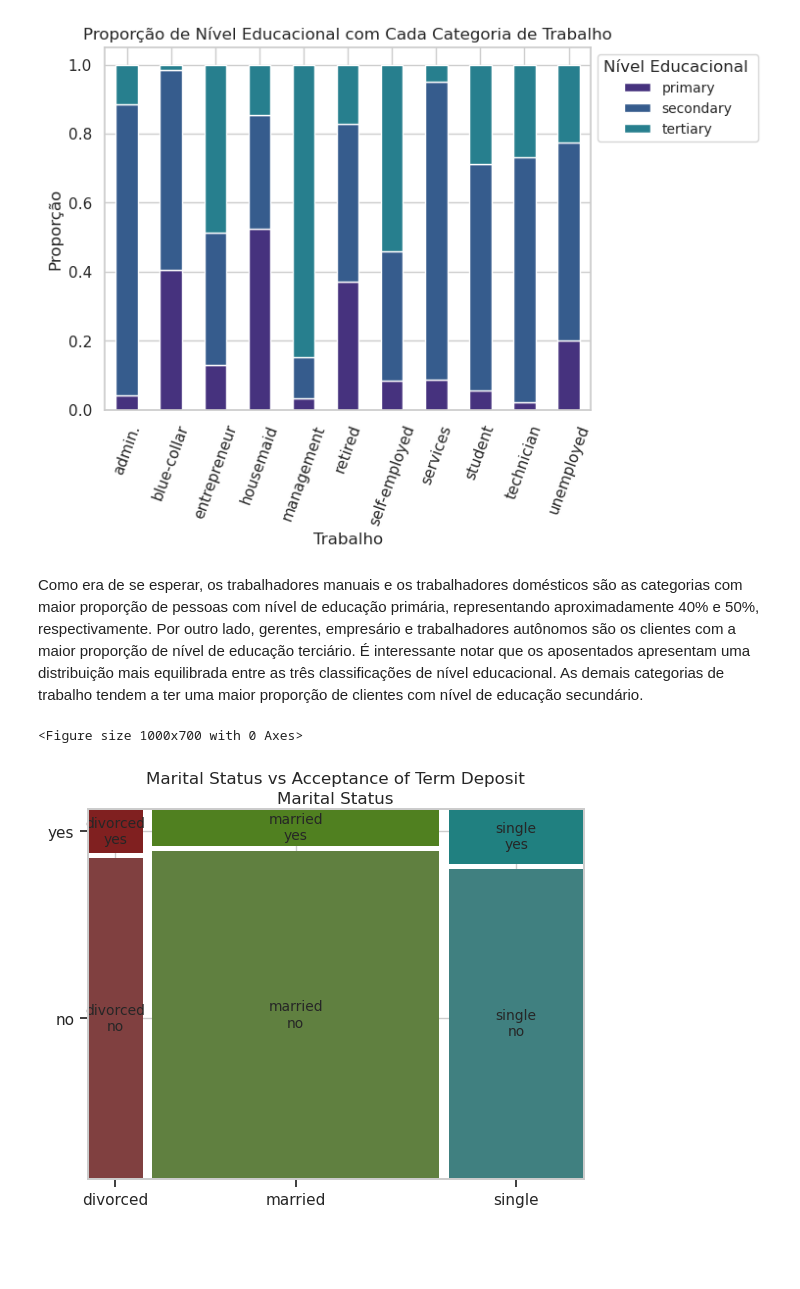
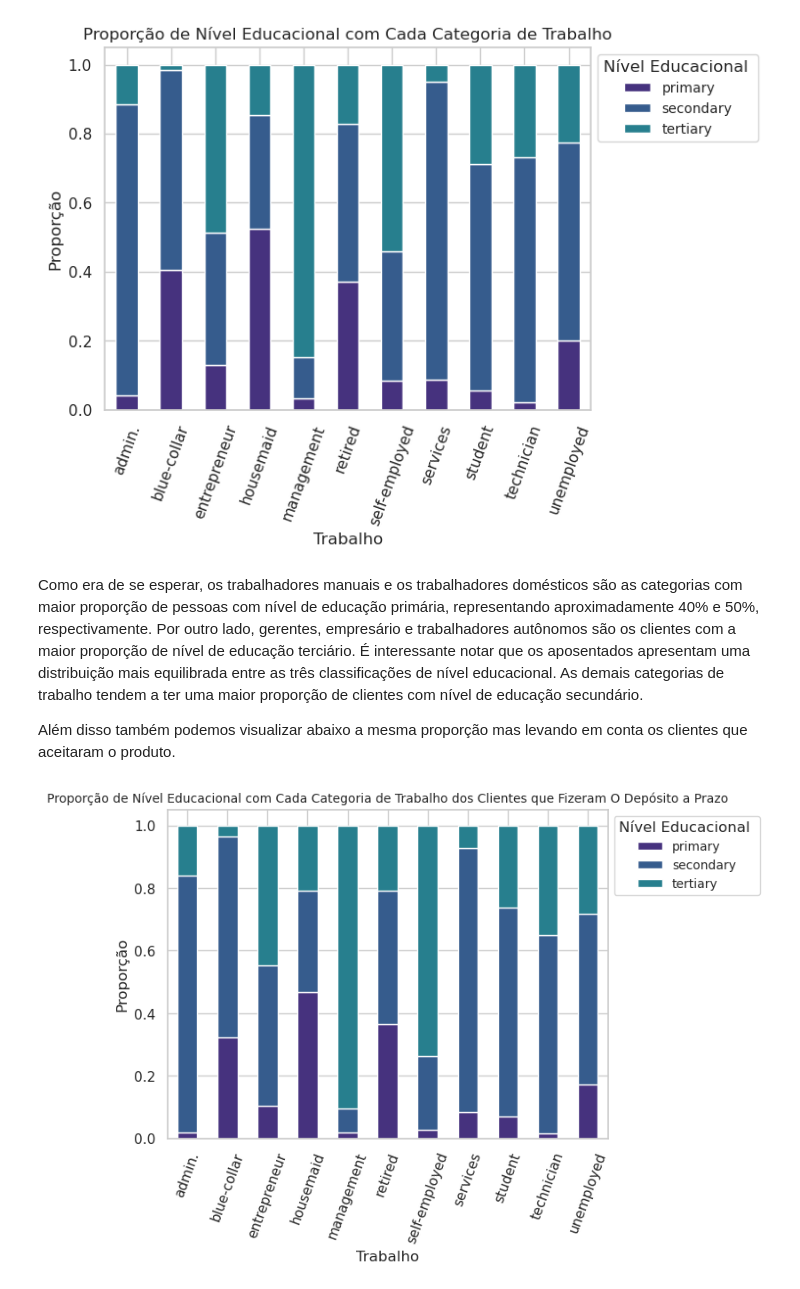
Before and after one commit to gabrieldadcarvalho/machine_learning, a Jupyter notebook: pjt_final/data_understanding.ipynb, the cells around one changed output. Drawn from its saved outputs; the diff is of its cells as text; code cells hidden in the pictures; blank space fills up the shorter version.

```diff
--- a/pjt_final/data_understanding.ipynb
+++ b/pjt_final/data_understanding.ipynb
@@ -481,25 +481,21 @@ plt.show()
 [figure]
 # %% [markdown]
 Como era de se esperar, os trabalhadores manuais e os trabalhadores domésticos são as categorias com maior proporção de pessoas com nível de educação primária, representando aproximadamente 40% e 50%, respectivamente. Por outro lado, gerentes, empresário e trabalhadores autônomos são os clientes com a maior proporção de nível de educação terciário. É interessante notar que os aposentados apresentam uma distribuição mais equilibrada entre as três classificações de nível educacional. As demais categorias de trabalho tendem a ter uma maior proporção de clientes com nível de educação secundário.
+
+Além disso também podemos visualizar abaixo a mesma proporção mas levando em conta os clientes que aceitaram o produto.
-# %%
-import pandas as pd
-import matplotlib.pyplot as plt
-from statsmodels.graphics.mosaicplot import mosaic
-
-# Supondo que X e y sejam DataFrames ou Series
-# Cria um DataFrame combinando X e y
-df = X.copy()
-df['y'] = y
-
-# Cria a tabela de contingência
-contingency_table = pd.crosstab(df['marital'], df['y'])
-
-# Plot do gráfico de mosaico
-plt.figure(figsize=(10, 7))
-mosaic(contingency_table.stack(), gap=0.02, title='Marital Status vs Acceptance of Term Deposit')
-plt.xlabel('Marital Status')
-plt.ylabel('Acceptance')
-plt.show()
-# %% [output]
-<Figure size 1000x700 with 0 Axes>
-[figure, removed]
+# %%
+#Criando uma tabela cruzada dos clientes que aceitaram o produto
+job_education_y_counts = pd.crosstab(X[y.values == 'yes']['job'], X[y.values == 'yes']['education'])
+job_education_y_counts_normalized = job_education_y_counts.div(job_education_y_counts.sum(axis=1), axis=0)
+
+# Plotar gráfico de proporção dos clientes que aceitaram o produto
+sns.set_theme(style="whitegrid", palette='viridis')
+job_education_y_counts_normalized.plot(kind='bar', stacked=True)
+plt.xlabel('Trabalho')
+plt.ylabel('Proporção')
+plt.title('Proporção de Nível Educacional com Cada Categoria de Trabalho dos Clientes que Fizeram O Depósito a Prazo', fontsize=10)
+plt.legend(title='Nível Educacional ', bbox_to_anchor=(1, 1), loc='upper left', fontsize='small')
+plt.xticks(rotation=70)
+plt.show()
+# %% [output]
+[figure, added]
```
Also changed, not shown: parts of 9 cells of this notebook.
